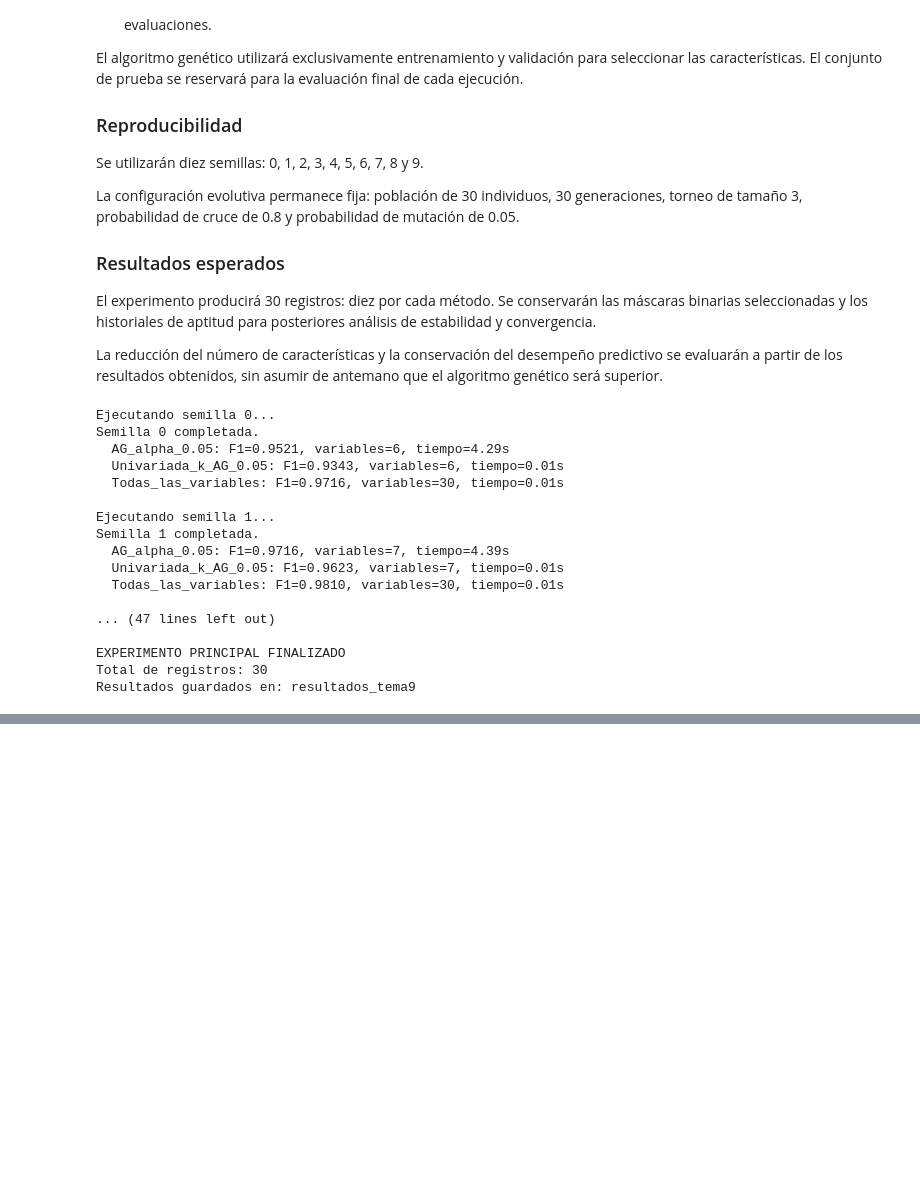
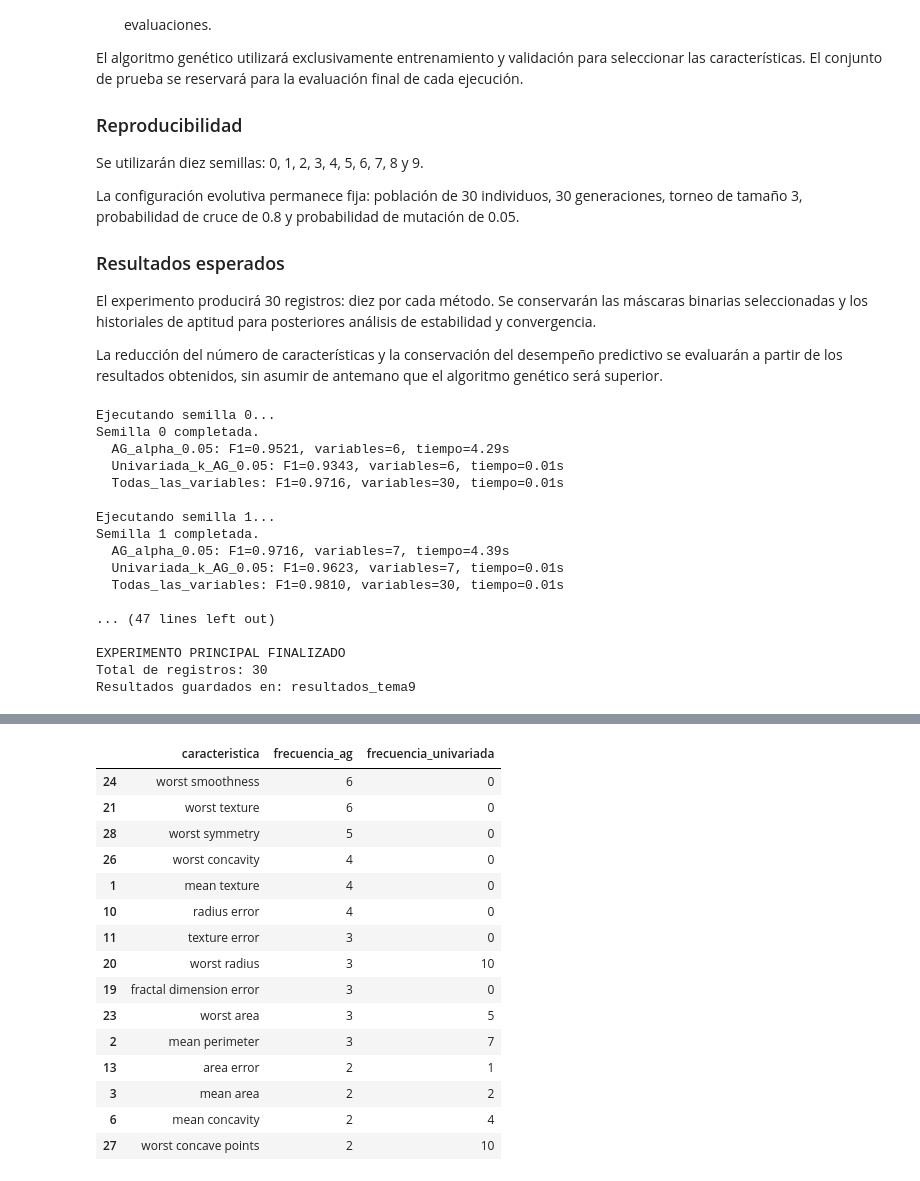
Before and after one commit to CamiloMunozAL/ProyectoSeleccionEvolutivaCTS, a Jupyter notebook: Proy_Investigacion_9.ipynb, the cells around one changed output, grey strips where cells are left out. Cells and saved outputs as stored; diff of their text form; code cells hidden in the pictures; blank space fills up the shorter version.

Commit message:
Calculo Estadisticas iniciales y estabilidad de jaccard

```diff
--- a/Proy_Investigacion_9.ipynb
+++ b/Proy_Investigacion_9.ipynb
@@ -586,0 +802,72 @@ Resultados guardados en: resultados_tema9
+# %%
+# 7.1 ESTABILIDAD Y FRECUENCIA DE CARACTERISTICAS
+# ============================================================
+
+from pathlib import Path
+
+# Recuperar las mascaras guardadas por semilla
+mascaras_ag = []
+mascaras_uni = []
+
+for semilla in config.semillas:
+
+    ruta = carpeta_resultados / f"detalles_semilla_{semilla}.npz"
+
+    with np.load(ruta) as datos_guardados:
+        mascaras_ag.append(
+            datos_guardados["mascara_ag"].astype(bool)
+        )
+        mascaras_uni.append(
+            datos_guardados["mascara_uni"].astype(bool)
+        )
+
+# Verificar que tenemos diez mascaras por metodo
+assert len(mascaras_ag) == 10
+assert len(mascaras_uni) == 10
+
+# Calcular Jaccard promedio
+jaccard_ag = calcular_estabilidad_jaccard(mascaras_ag)
+jaccard_uni = calcular_estabilidad_jaccard(mascaras_uni)
+
+tabla_estabilidad = pd.DataFrame({
+    "metodo": ["Genetico", "Univariado"],
+    "jaccard_promedio": [jaccard_ag, jaccard_uni],
+    "num_semillas": [10, 10],
+    "comparaciones_pares": [45, 45]
+})
+
+print("=== ESTABILIDAD DE CARACTERISTICAS ===")
+display(tabla_estabilidad.round(4))
+
+# Calcular cuantas veces fue seleccionada cada variable
+frecuencia_ag = np.sum(mascaras_ag, axis=0)
+frecuencia_uni = np.sum(mascaras_uni, axis=0)
+
+tabla_frecuencias = pd.DataFrame({
+    "caracteristica": nombres_variables,
+    "frecuencia_ag": frecuencia_ag,
+    "frecuencia_univariada": frecuencia_uni
+})
+
+# Ordenar por frecuencia del algoritmo genetico
+tabla_frecuencias = tabla_frecuencias.sort_values(
+    "frecuencia_ag",
+    ascending=False
+)
+
+print("\n=== CARACTERISTICAS MAS FRECUENTES ===")
+display(tabla_frecuencias.head(15))
+
+# Exportar resultados
+tabla_estabilidad.to_csv(
+    carpeta_resultados / "estabilidad_jaccard.csv",
+    index=False
+)
+
+tabla_frecuencias.to_csv(
+    carpeta_resultados / "frecuencia_caracteristicas.csv",
+    index=False
+)
+
+print("\nAnalisis de estabilidad completado.")
+# %% [output]
@@ -586,0 +879,16 @@ Resultados guardados en: resultados_tema9
+|  | caracteristica | frecuencia_ag | frecuencia_univariada |
+| 24 | worst smoothness | 6 | 0 |
+| 21 | worst texture | 6 | 0 |
+| 28 | worst symmetry | 5 | 0 |
+| 26 | worst concavity | 4 | 0 |
+| 1 | mean texture | 4 | 0 |
+| 10 | radius error | 4 | 0 |
+| 11 | texture error | 3 | 0 |
+| 20 | worst radius | 3 | 10 |
+| 19 | fractal dimension error | 3 | 0 |
+| 23 | worst area | 3 | 5 |
+| 2 | mean perimeter | 3 | 7 |
+| 13 | area error | 2 | 1 |
+| 3 | mean area | 2 | 2 |
+| 6 | mean concavity | 2 | 4 |
+| 27 | worst concave points | 2 | 10 |
```
Also changed, not shown: parts of 5 cells of this notebook, 4 other files.
